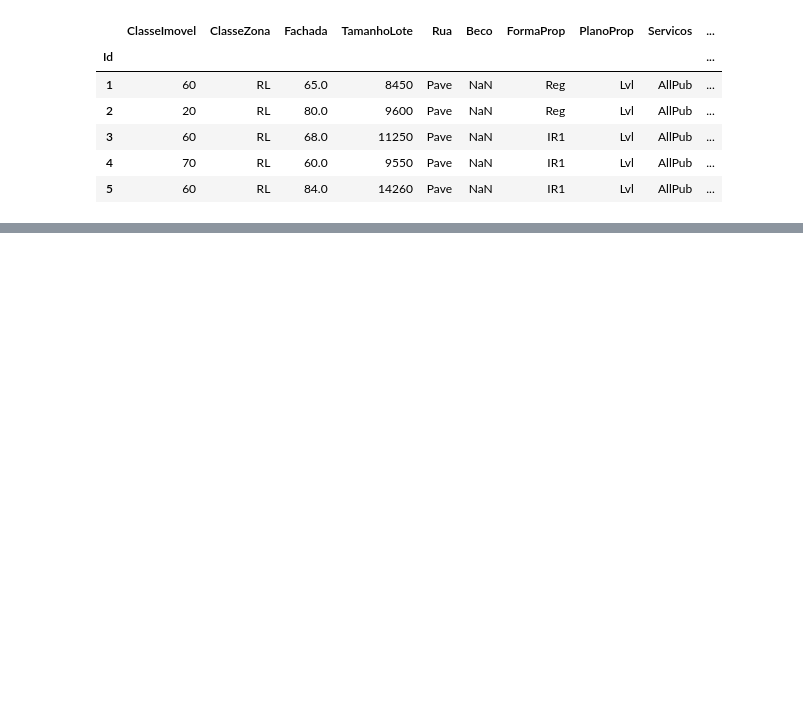
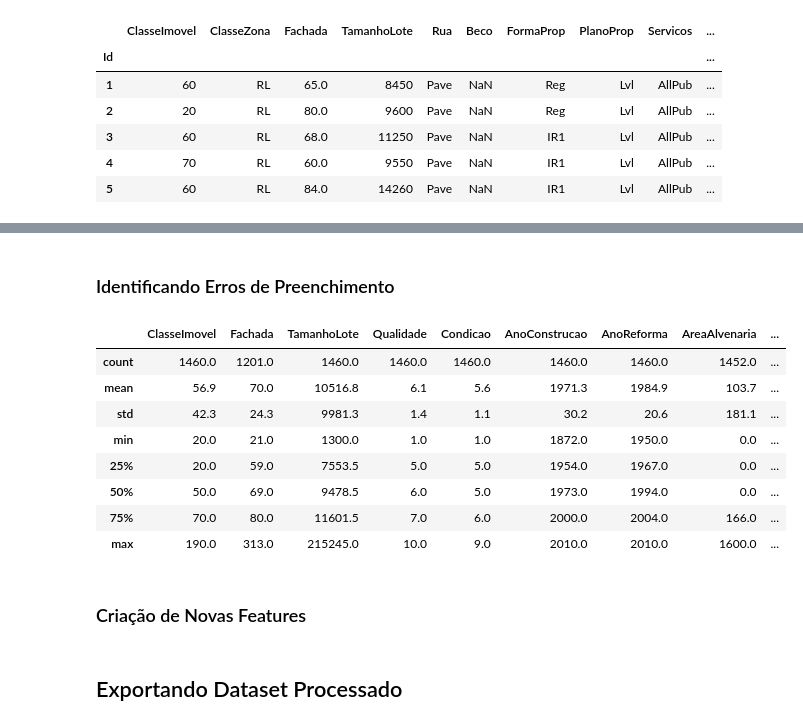
Before and after one commit to pedrobeaumord/tera-regression-challenge, a Jupyter notebook: notebooks/2_preprocessamento.ipynb, the cells around one changed output, grey strips where cells are left out. Saved outputs shown, nothing was run; the diff lists cells and outputs as text; code cells hidden in the pictures; blank space fills up the shorter version.

```diff
--- a/notebooks/2_preprocessamento.ipynb
+++ b/notebooks/2_preprocessamento.ipynb
@@ -5,6 +7,7 @@ import matplotlib.pyplot as plt
 import seaborn as sns
 # %%
 pd.set_option('display.max_columns', 500)
+pd.set_option('display.max_rows', 50)
 pd.set_option('display.width', 1000)
 # %%
 df = pd.read_csv('../data/raw/dataset_regression_challenge.csv',sep=',',index_col=[0])
@@ -20,0 +51,16 @@ df.head()
+# %% [markdown]
+### Identificando Erros de Preenchimento
+# %%
+df.describe().round(1)
+# %% [output]
+|  | ClasseImovel | Fachada | TamanhoLote | Qualidade | Condicao | AnoConstrucao | AnoReforma | AreaAlvenaria | ... |
+| count | 1460.0 | 1201.0 | 1460.0 | 1460.0 | 1460.0 | 1460.0 | 1460.0 | 1452.0 | ... |
+| mean | 56.9 | 70.0 | 10516.8 | 6.1 | 5.6 | 1971.3 | 1984.9 | 103.7 | ... |
+| std | 42.3 | 24.3 | 9981.3 | 1.4 | 1.1 | 30.2 | 20.6 | 181.1 | ... |
+| min | 20.0 | 21.0 | 1300.0 | 1.0 | 1.0 | 1872.0 | 1950.0 | 0.0 | ... |
+| 25% | 20.0 | 59.0 | 7553.5 | 5.0 | 5.0 | 1954.0 | 1967.0 | 0.0 | ... |
+| 50% | 50.0 | 69.0 | 9478.5 | 6.0 | 5.0 | 1973.0 | 1994.0 | 0.0 | ... |
+| 75% | 70.0 | 80.0 | 11601.5 | 7.0 | 6.0 | 2000.0 | 2004.0 | 166.0 | ... |
+| max | 190.0 | 313.0 | 215245.0 | 10.0 | 9.0 | 2010.0 | 2010.0 | 1600.0 | ... |
+# %% [markdown]
+### Criação de Novas Features
@@ -20,0 +79,2 @@ df.head()
+# %% [markdown]
+## Exportando Dataset Processado
```
Also changed, not shown: parts of 9 cells of this notebook, 2 other files.
